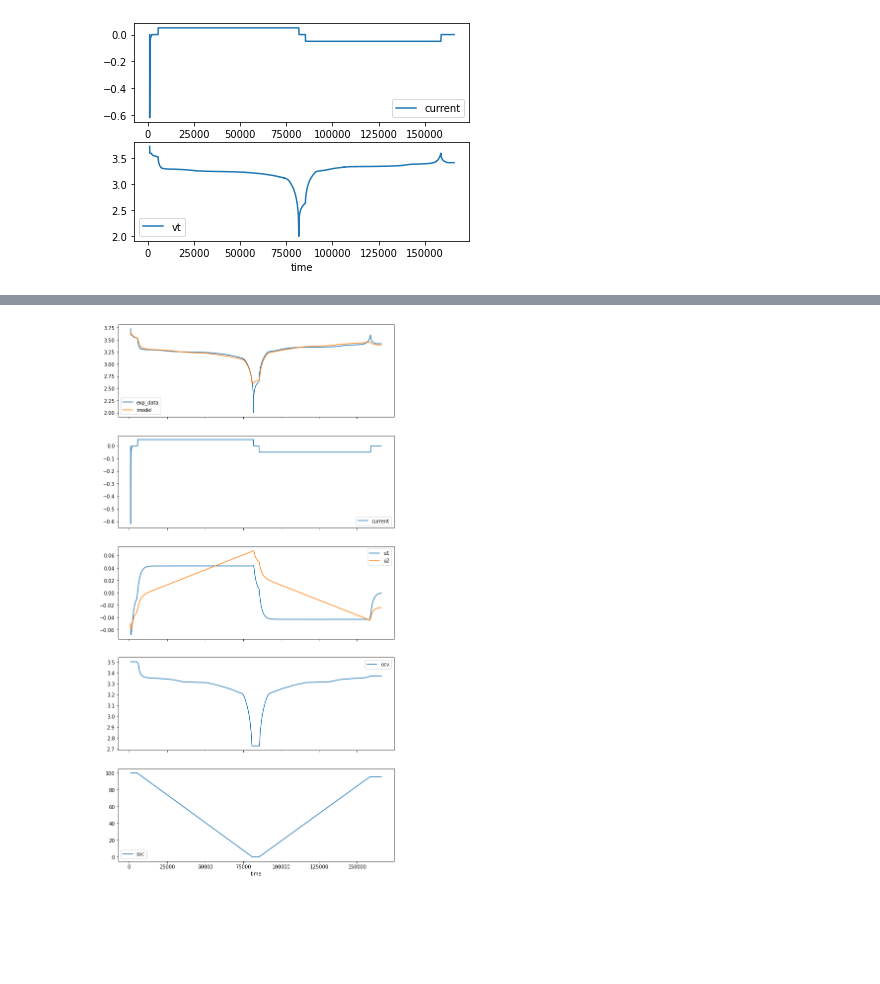
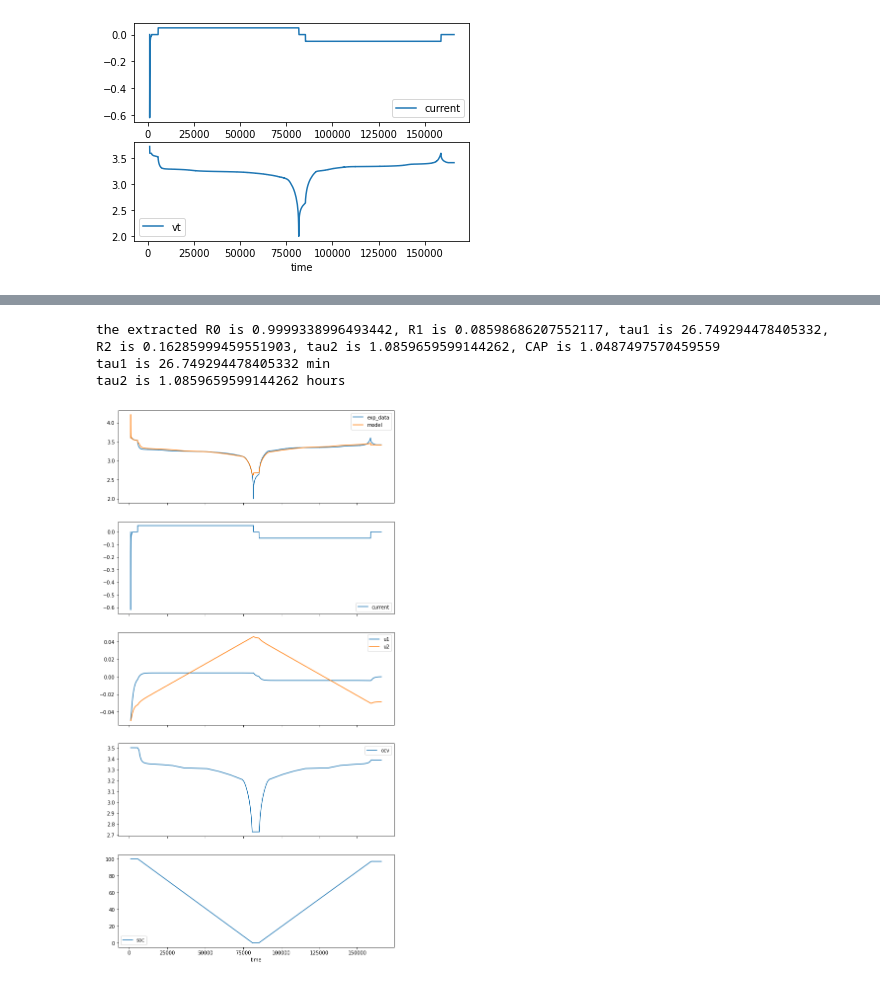
Before and after one commit to tonylee2016/batterylearn, a Jupyter notebook: notebook/param_extraction_charging.ipynb, the cells around one changed output, grey strips where cells are left out. Saved outputs shown, nothing was run; the diff lists cells and outputs as text; code cells hidden in the pictures; blank space fills up the shorter version.

```diff
--- a/notebook/param_extraction_charging.ipynb
+++ b/notebook/param_extraction_charging.ipynb
@@ -180,33 +178,42 @@ tau2 is 1.014338238372872 hours
 # %%
+a = list(map(lambda x,y:(y[1] - y[0])*x+y[0], res.x, bounds))
+
+print('the extracted R0 is {}, R1 is {}, tau1 is {}, R2 is {}, tau2 is {}, CAP is {}'.format(*a))
+print('tau1 is {} min'.format(a[2]))
+print('tau2 is {} hours'.format(a[4]))
+
 param_exr = {
-    "R0": res.x[0],
-    "R1": res.x[1],
-    "tau1": res.x[2],
-    "R2": res.x[3],
-    "tau2": res.x[4],
-    "CAP": res.x[5],
+    "R0": a[0],
+    "R1": a[1],
+    "tau1": a[2],
+    "R2": a[3],
+    "tau2": a[4],
+    "CAP": a[5],
     "ce": 0.99,
     "v_limits": [1.5, 4.5],
     "SOC_RANGE": [0.0, 100.0],
 }
 
 m_exr = EcmCell(name="cell_model_exr", parameters=param_exr, curve=c1)
 
 s3 = Simulator(name="s3")
 s3.attach(d1).attach(m_exr)
 d3 = s3.run(("cell_model_exr", "d1"), x0_sim)
 
 fig,  ax = plt.subplots(5,1,sharex=True,figsize=(10,20))
 
 # ax[0].set_ylim(bottom=2.5,top=3.8)
 # ax[0].set_ylim(bottom=-.75,top=.1)
 d1.df.plot(ax=ax[0],x='time',y='vt',label='exp_data')
 d3.df.plot(ax=ax[0],x='time',y='vt',label='model' )
 d1.df.plot(ax=ax[1],x='time',y='current',label='current')
 d3.df.plot(ax=ax[2],x='time',y='u1',label='u1')
 d3.df.plot(ax=ax[2],x='time',y='u2',label='u2')
 d3.df.plot(ax=ax[3],x='time',y='ocv',label='ocv')
 d3.df.plot(ax=ax[4],x='time',y='soc',label='soc')
 plt.show()
 # %% [output]
+the extracted R0 is 0.9999338996493442, R1 is 0.08598686207552117, tau1 is 26.749294478405332, R2 is 0.16285999459551903, tau2 is 1.0859659599144262, CAP is 1.0487497570459559
+tau1 is 26.749294478405332 min
+tau2 is 1.0859659599144262 hours
-[figure, old version]
+[figure, new version]
```
Also changed, not shown: parts of 2 cells of this notebook, 3 other files.
